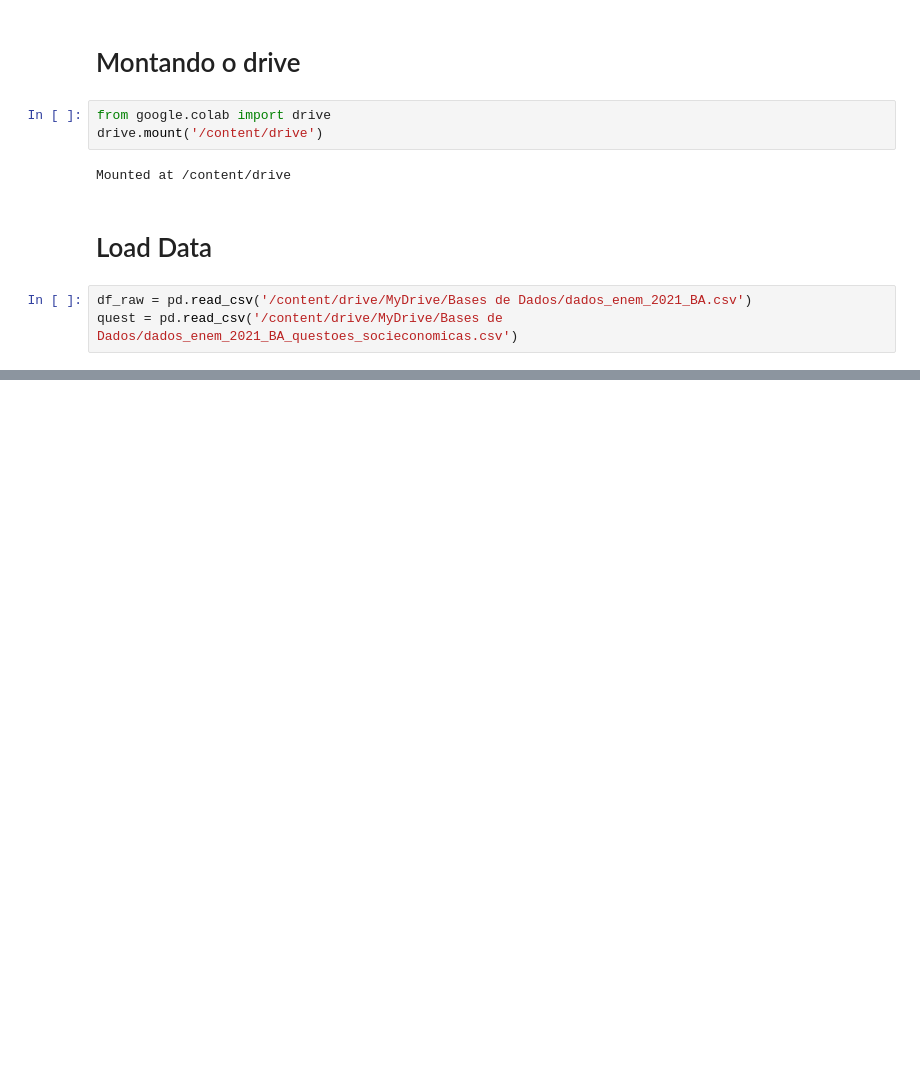
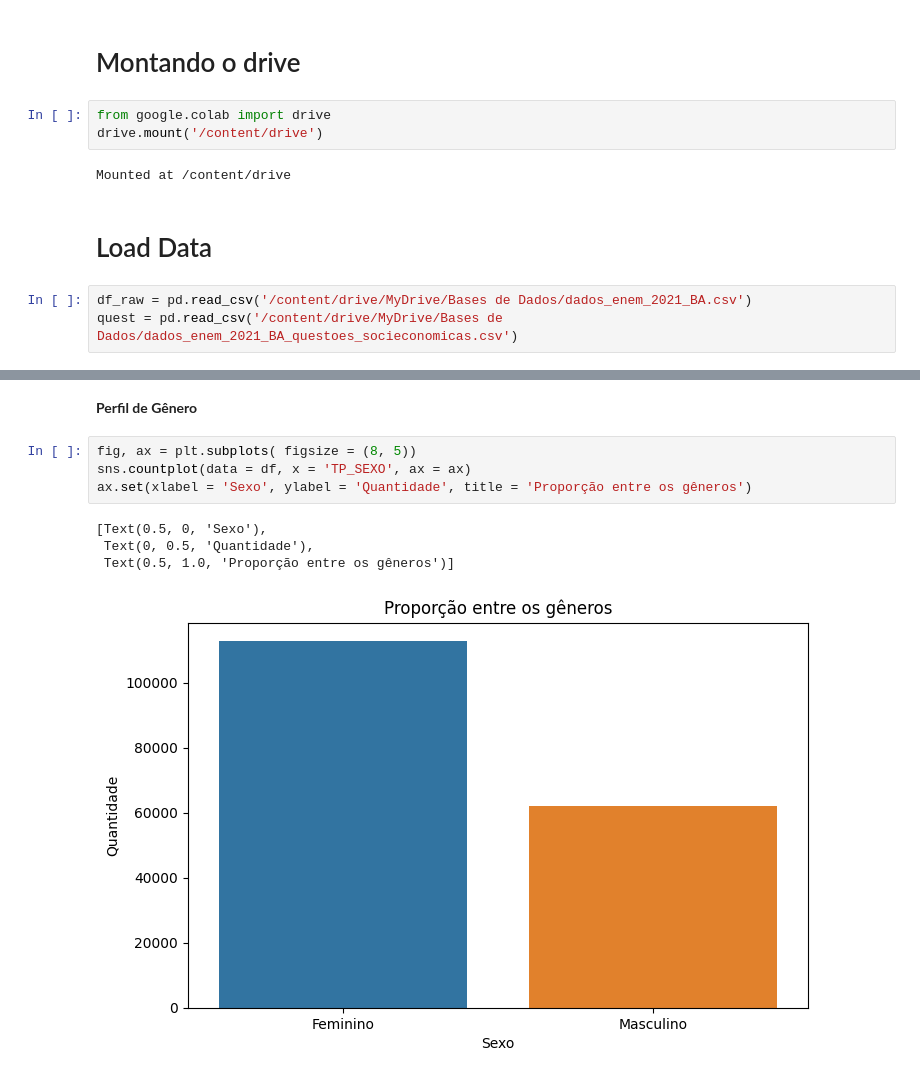
Before and after one commit to JevertonFlores/DA_python_dados_enem, a Jupyter notebook: Data_Analytics_Dados_ENEM_2021.ipynb, the cells around one changed output, grey strips where cells are left out. Saved outputs shown, nothing was run; the diff lists cells and outputs as text; blank space fills up the shorter version.

```diff
--- a/Data_Analytics_Dados_ENEM_2021.ipynb
+++ b/Data_Analytics_Dados_ENEM_2021.ipynb
@@ -181,0 +394,11 @@ def univariate_analysis(features: list, data = pd.DataFrame):
+# %% [markdown]
+**Perfil de Gênero**
+# %%
+fig, ax = plt.subplots( figsize = (8, 5))
+sns.countplot(data = df, x = 'TP_SEXO', ax = ax)
+ax.set(xlabel = 'Sexo', ylabel = 'Quantidade', title = 'Proporção entre os gêneros')
+# %% [output]
+[Text(0.5, 0, 'Sexo'),
+ Text(0, 0.5, 'Quantidade'),
+ Text(0.5, 1.0, 'Proporção entre os gêneros')]
+[figure, added]
```
Also changed, not shown: parts of 26 cells of this notebook.
